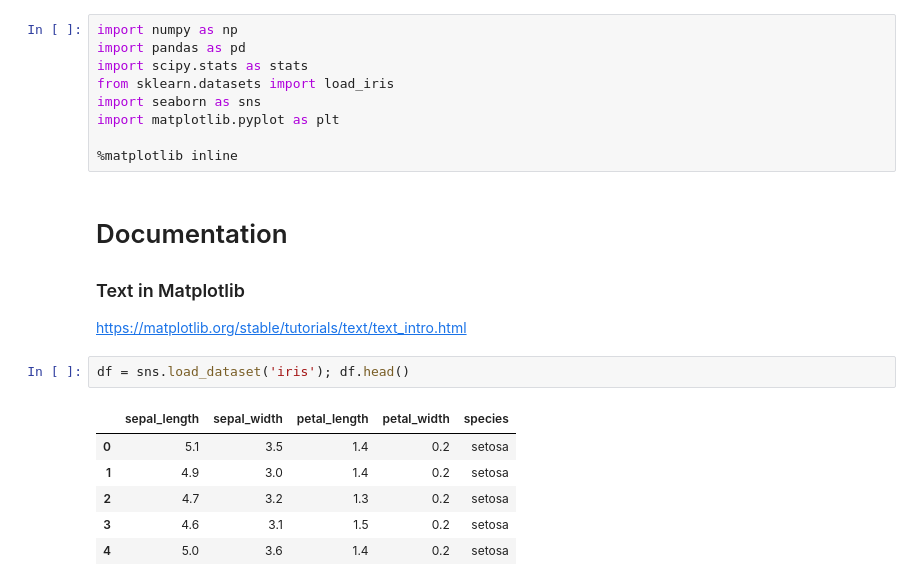
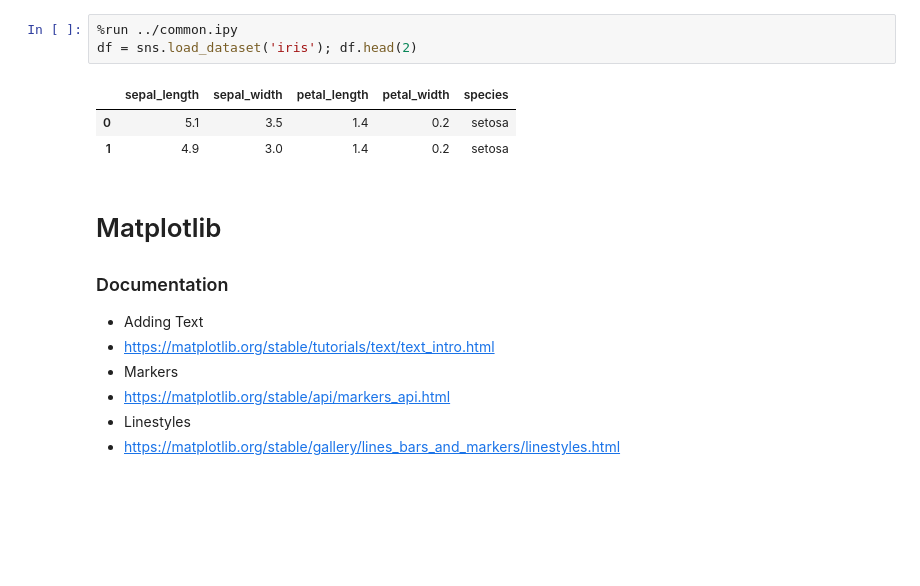
Before and after one commit to chyld/devops, a Jupyter notebook: templates/data-sci/docs/plotting.ipynb, the cells around one changed output. Cells and saved outputs as stored; diff of their text form; blank space fills up the shorter version.

```diff
--- a/templates/data-sci/docs/plotting.ipynb
+++ b/templates/data-sci/docs/plotting.ipynb
@@ -1,24 +1,18 @@
 # %%
-import numpy as np
-import pandas as pd
-import scipy.stats as stats
-from sklearn.datasets import load_iris
-import seaborn as sns
-import matplotlib.pyplot as plt
-
-%matplotlib inline
+%run ../common.ipy
+df = sns.load_dataset('iris'); df.head(2)
+# %% [output]
+|  | sepal_length | sepal_width | petal_length | petal_width | species |
+| 0 | 5.1 | 3.5 | 1.4 | 0.2 | setosa |
+| 1 | 4.9 | 3.0 | 1.4 | 0.2 | setosa |
 # %% [markdown]
-# Documentation
+# Matplotlib
 
-### Text in Matplotlib
+### Documentation
 
-https://matplotlib.org/stable/tutorials/text/text_intro.html
+- Adding Text
+- https://matplotlib.org/stable/tutorials/text/text_intro.html
+- Markers
+- https://matplotlib.org/stable/api/markers_api.html
+- Linestyles
+- https://matplotlib.org/stable/gallery/lines_bars_and_markers/linestyles.html
-# %%
-df = sns.load_dataset('iris'); df.head()
-# %% [output]
-|  | sepal_length | sepal_width | petal_length | petal_width | species |
-| 0 | 5.1 | 3.5 | 1.4 | 0.2 | setosa |
-| 1 | 4.9 | 3.0 | 1.4 | 0.2 | setosa |
-| 2 | 4.7 | 3.2 | 1.3 | 0.2 | setosa |
-| 3 | 4.6 | 3.1 | 1.5 | 0.2 | setosa |
-| 4 | 5.0 | 3.6 | 1.4 | 0.2 | setosa |
```
Also changed, not shown: parts of 10 cells of this notebook.
